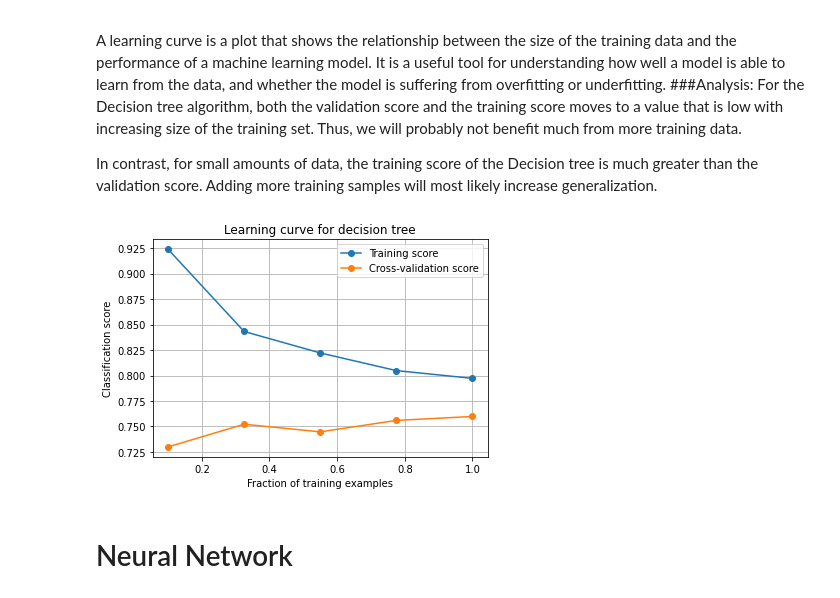
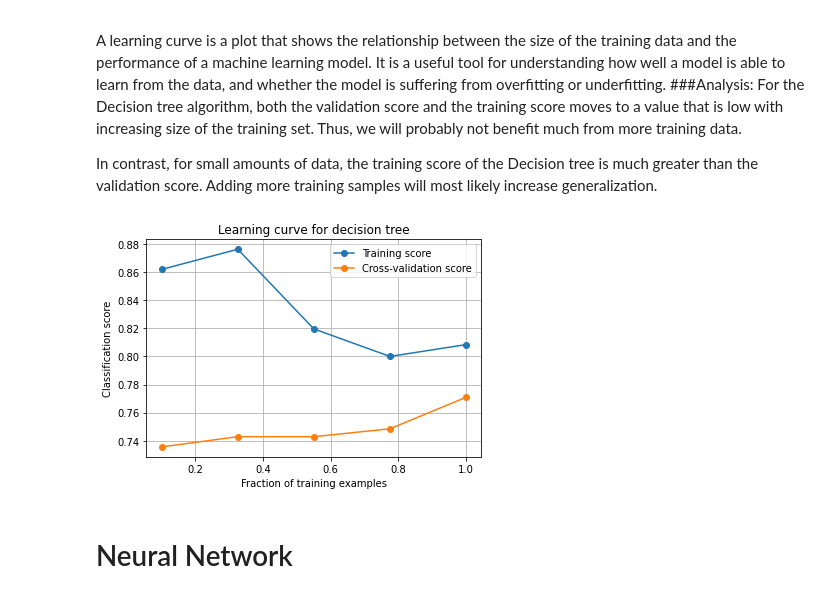
Before and after one commit to gaiksa01/gaiksa01, a Jupyter notebook: Diabetes_SL.ipynb, the cells around one changed output. Drawn from its saved outputs; the diff is of its cells as text; code cells hidden in the pictures.

```diff
--- a/Diabetes_SL.ipynb
+++ b/Diabetes_SL.ipynb
@@ -215,7 +228,8 @@ Validation curve is sometimes helpful to plot the influence of a single hyperpar
 For low values of max_depth the tree is extra pruned hence underfitting as both training and xross-validation scores are low. The training score increases as max depth increases. The cross validation score first increases but starts decreasing untill certain point and remains constant  thus the tree overfits with higher values of max_depth
 # %%
 depth_range = np.arange(20) + 1
-train_scores, test_scores = validation_curve(clf_dt, X_train, y_train, param_name="max_depth", param_range=depth_range, cv=5)
+dtc = tree.DecisionTreeClassifier(random_state=7)
+train_scores, test_scores = validation_curve(dtc, X_train, y_train, param_name="max_depth", param_range=depth_range, cv=5)
 
 plt.figure()
 plt.xticks(depth_range)
@@ -241,18 +256,27 @@ param_grid = {'criterion': ['entropy'],
               'min_samples_split': [2, 3, 4, 5],
               'min_samples_leaf': [1, 2, 3, 4]}
 # %%
-# Create an instance of DecisionTreeClassifier
-dtc = DecisionTreeClassifier()
+from xgboost.sklearn import train
+
+#dtc = DecisionTreeClassifier()
 
 # Create an instance of GridSearchCV
-grid_search = GridSearchCV(dtc, param_grid, cv=5, scoring='accuracy')
+dtc_grid_search = GridSearchCV(dtc, param_grid, cv=5, scoring='accuracy')
 
 # Fit the GridSearchCV model to the data
-grid_search.fit(X, y)
-y_pred = grid_search.predict(X_test)
-best_accuracy[0] = accuracy_score(y_test, y_pred)
-print('Accuracy of decision tree is %.2f%%' % (best_accuracy[0] * 100))
+t0 = time.time()
+dtc_grid_search.fit(X, y)
+t1 = time.time()
+train_time[0] = t1-t0
+print('Completed training in %f seconds' % train_time[0])
+t0 = time.time()
+dtc_y_pred = dtc_grid_search.predict(X_test)
+t1 = time.time()
+test_time[0] = t1 - t0
+print('Inference time on test data: %f seconds' % test_time[0])
+best_accuracy[0] = accuracy_score(y_test, dtc_y_pred)
+print('Accuracy of decision tree is %.2f%%' % (best_accuracy[0]* 100))
 # Get the best hyperparameters and the best score
-print("Best parameters:", grid_search.best_params_)
-print("Best score:", grid_search.best_score_)
+print("Best parameters:", dtc_grid_search.best_params_)
+print("Best score:", dtc_grid_search.best_score_)
 # %% [output]
@@ -315,20 +340,20 @@ For the Decision tree algorithm, both the validation score and the training scor
 In contrast, for small amounts of data, the training score of the Decision tree is much greater than the validation score. Adding more training samples will most likely increase generalization.
 # %%
 train_sizes = np.linspace(0.1, 1.0, 5)
-_, train_scores, test_scores = learning_curve(dct_model, X_train, y_train, train_sizes=train_sizes, cv=5, n_jobs=4)
+_, train_scores, test_scores = learning_curve(dtc_grid_search, X_train, y_train, train_sizes=train_sizes, cv=5, n_jobs=4)
 
 plt.figure()
 plt.plot(train_sizes, np.mean(train_scores, axis=1), 'o-', label='Training score')
 plt.plot(train_sizes, np.mean(test_scores, axis=1), 'o-', label='Cross-validation score')
 plt.title('Learning curve for decision tree')
 plt.xlabel('Fraction of training examples')
 plt.ylabel("Classification score")
 plt.legend(loc="best")
 plt.grid()
 
 plt.show()
 # %% [output]
-[figure, old version]
+[figure, new version]
 # %% [markdown]
 # Neural Network
 # %%
```
Also changed, not shown: parts of 42 cells of this notebook.
